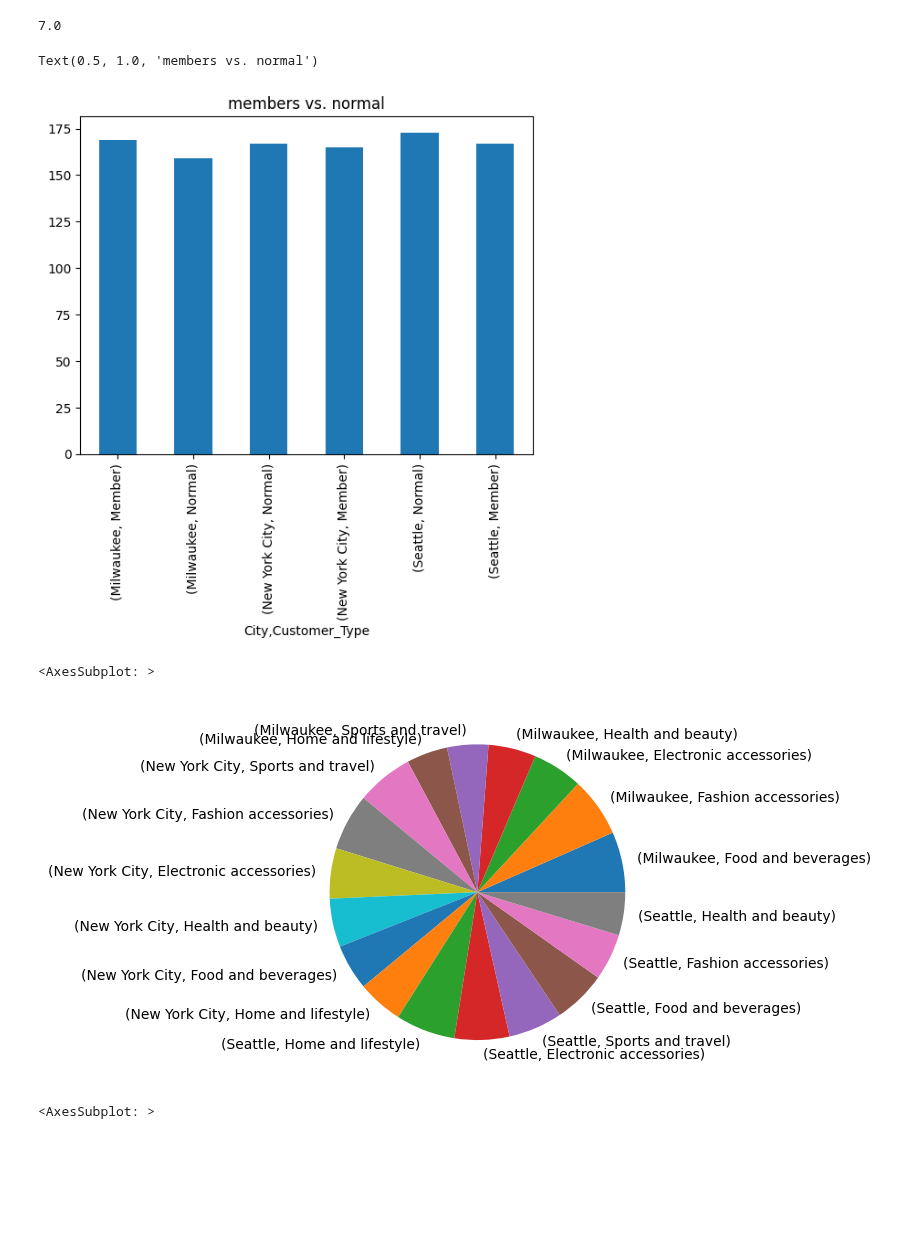
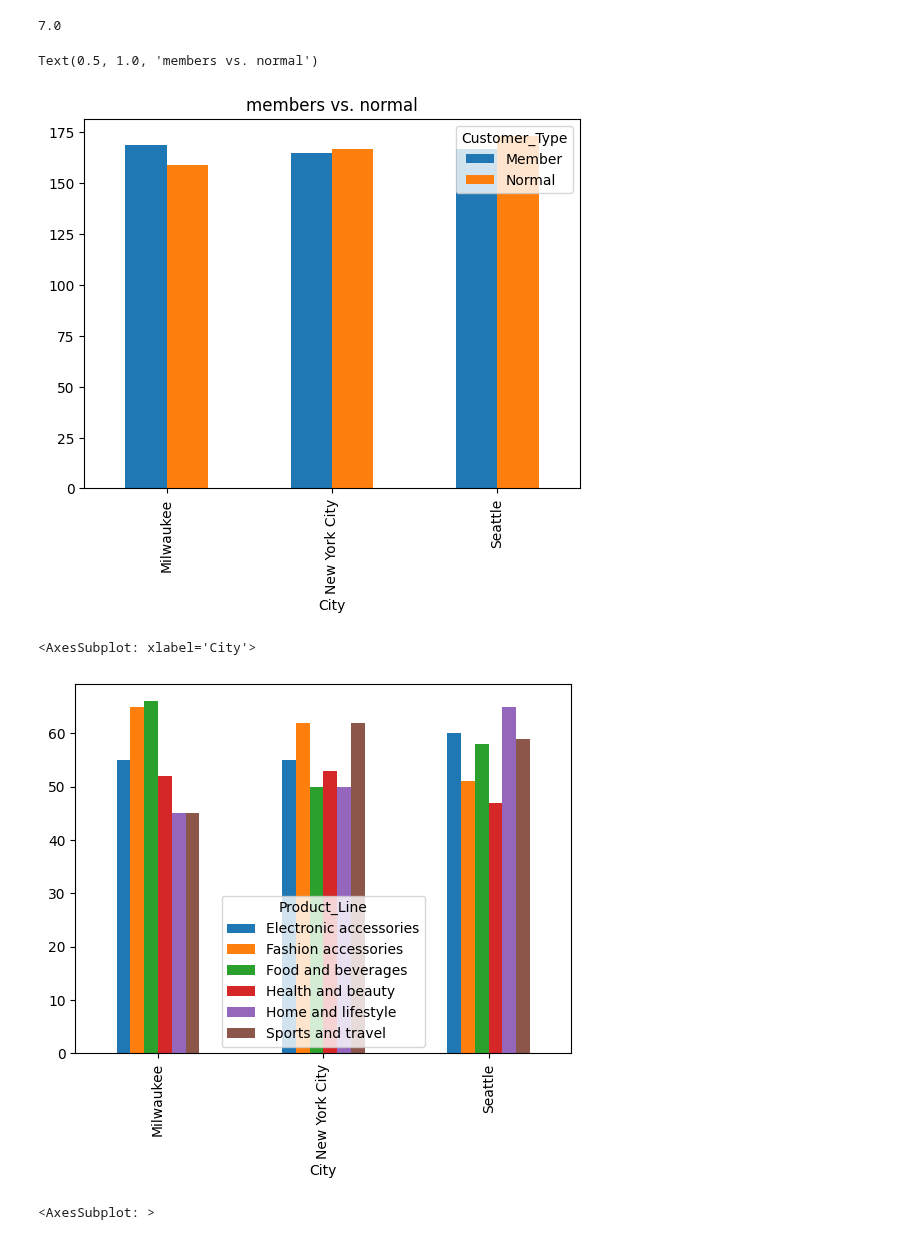
Before and after one commit to C-Skala/Explore-Data-Analysis, a Jupyter notebook: explore.ipynb, the cells around one changed output. Saved outputs shown, nothing was run; the diff lists cells and outputs as text; code cells hidden in the pictures; blank space fills up the shorter version.

```diff
--- a/explore.ipynb
+++ b/explore.ipynb
@@ -128,21 +129,21 @@ avg_rating
 # %% [output]
 7.0
 # %%
-avg_rat_city = cdf.groupby(['City']).value_counts(['Customer_Type'])
+avg_rat_city = cdf.groupby(['City','Customer_Type']).size().unstack()
 
 avg_rat_city.plot.bar()
 
 plt.title('members vs. normal')
 # %% [output]
 Text(0.5, 1.0, 'members vs. normal')
-[figure, old version]
+[figure, new version]
 # %%
-product_city = cdf.groupby(['City']).value_counts(['Product_Line'])
+product_city = cdf.groupby(['City','Product_Line']).size().unstack()
 
-product_city.plot.pie()
+product_city.plot.bar()
 # %% [output]
-<AxesSubplot: >
+<AxesSubplot: xlabel='City'>
-[figure, old version]
+[figure, new version]
 # %%
 sales = cdf['City'].value_counts()
 
```
Also changed, not shown: parts of 7 cells of this notebook.
